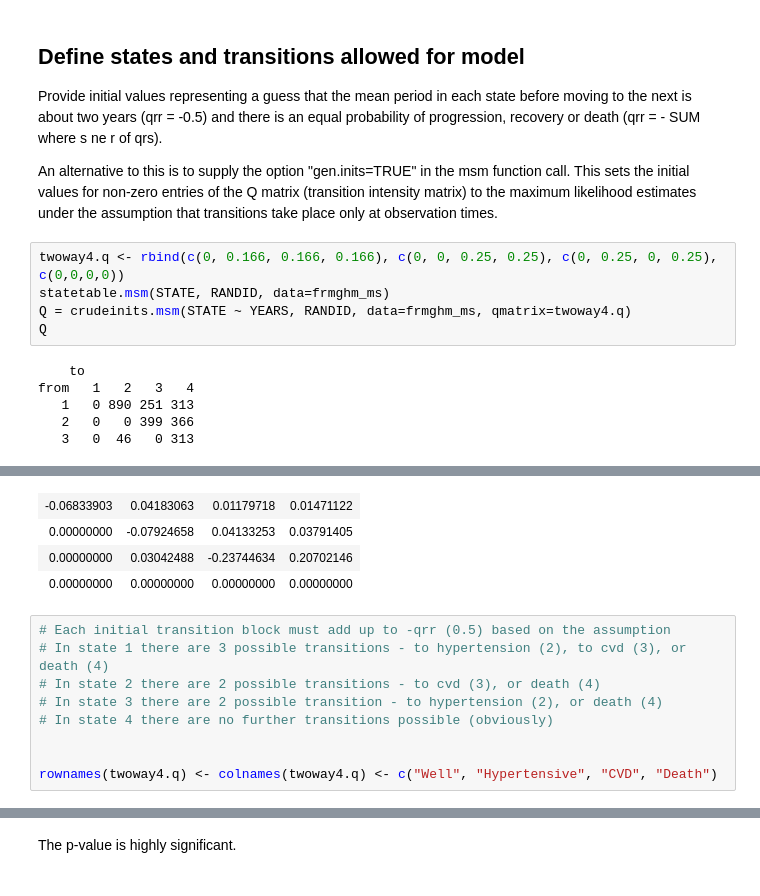
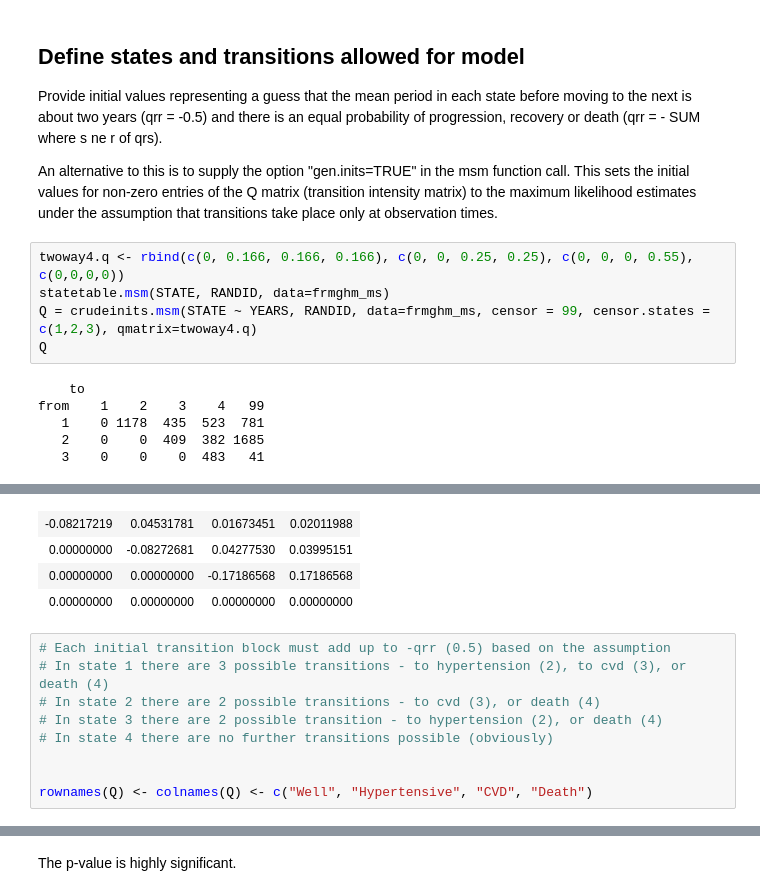
Before and after one commit to krashr-ds/framingham-ms, a Jupyter notebook: MSM Framingham 1 - Markov Models.ipynb, the cells around one changed output, grey strips where cells are left out. Drawn from its saved outputs; the diff is of its cells as text.

```diff
--- a/MSM Framingham 1 - Markov Models.ipynb
+++ b/MSM Framingham 1 - Markov Models.ipynb
@@ -44,13 +45,13 @@ Provide initial values representing a guess that the mean period in each state b
 
 An alternative to this is to supply the option "gen.inits=TRUE" in the msm function call.  This sets the initial values for non-zero entries of the Q matrix (transition intensity matrix) to the maximum likelihood estimates under the assumption that transitions take place only at observation times.
 # %%
-twoway4.q <- rbind(c(0, 0.166, 0.166, 0.166), c(0, 0, 0.25, 0.25), c(0, 0.25, 0, 0.25), c(0,0,0,0))
+twoway4.q <- rbind(c(0, 0.166, 0.166, 0.166), c(0, 0, 0.25, 0.25), c(0, 0, 0, 0.55), c(0,0,0,0))
 statetable.msm(STATE, RANDID, data=frmghm_ms)
-Q = crudeinits.msm(STATE ~ YEARS, RANDID, data=frmghm_ms, qmatrix=twoway4.q)
+Q = crudeinits.msm(STATE ~ YEARS, RANDID, data=frmghm_ms, censor = 99, censor.states = c(1,2,3), qmatrix=twoway4.q)
 Q
 # %% [output]
     to
-from   1   2   3   4
-   1   0 890 251 313
-   2   0   0 399 366
-   3   0  46   0 313
+from    1    2    3    4   99
+   1    0 1178  435  523  781
+   2    0    0  409  382 1685
+   3    0    0    0  483   41
@@ -59,6 +58,6 @@ Warning message in msm.check.times(time, subject, state):
-| -0.06833903 | 0.04183063 | 0.01179718 | 0.01471122 |
-| 0.00000000 | -0.07924658 | 0.04133253 | 0.03791405 |
-| 0.00000000 | 0.03042488 | -0.23744634 | 0.20702146 |
+| -0.08217219 | 0.04531781 | 0.01673451 | 0.02011988 |
+| 0.00000000 | -0.08272681 | 0.04277530 | 0.03995151 |
+| 0.00000000 | 0.00000000 | -0.17186568 | 0.17186568 |
 | 0.00000000 | 0.00000000 | 0.00000000 | 0.00000000 |
 # %%
 # Each initial transition block must add up to -qrr (0.5) based on the assumption
@@ -68,5 +67,5 @@ Warning message in msm.check.times(time, subject, state):
 # In state 4 there are no further transitions possible (obviously)
 
 
-rownames(twoway4.q) <- colnames(twoway4.q) <- c("Well", "Hypertensive", "CVD", "Death")
+rownames(Q) <- colnames(Q) <- c("Well", "Hypertensive", "CVD", "Death")
 # %%
```
Also changed, not shown: parts of 20 cells of this notebook, 3 other files.
